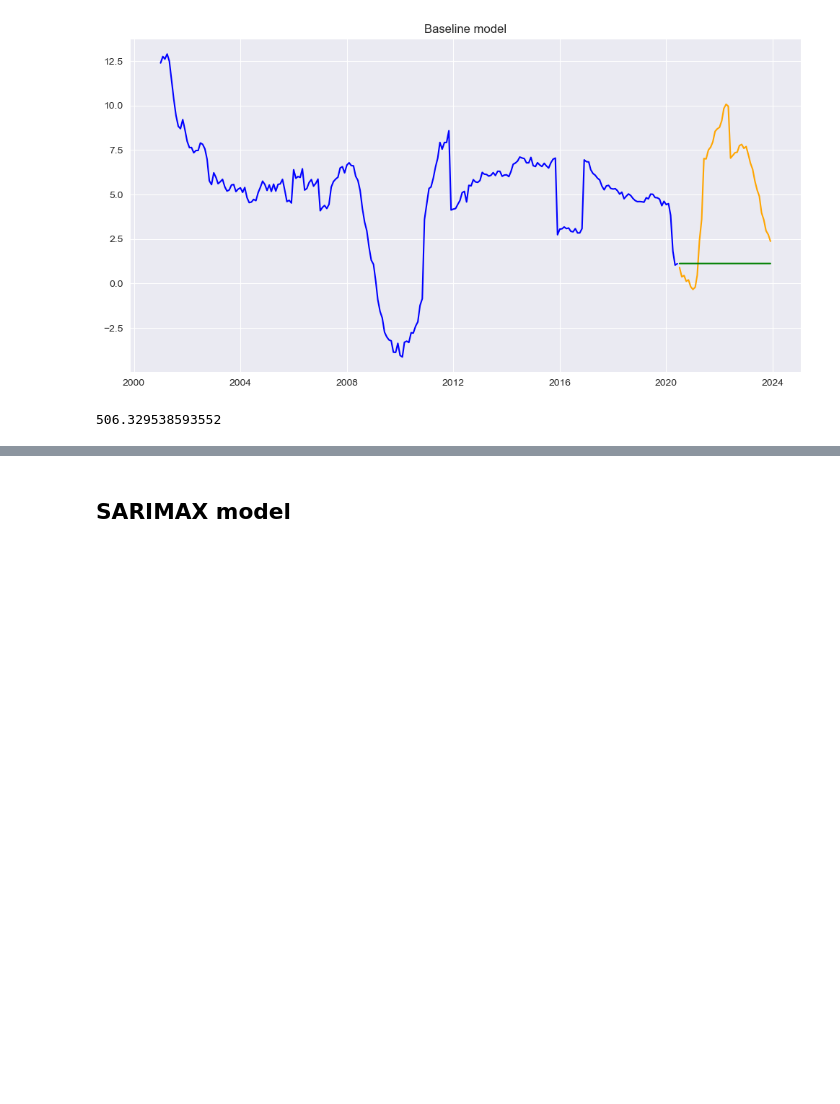
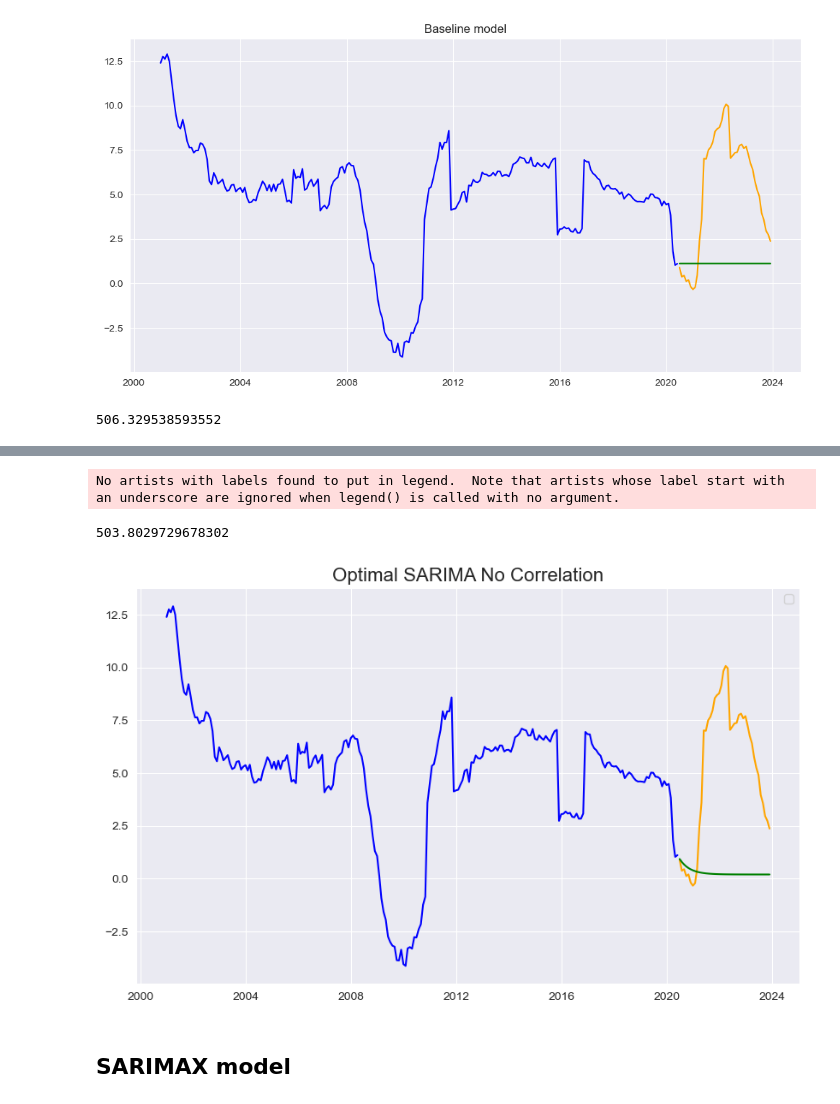
Before and after one commit to acdaniel864/time-series-credit-forecasting, a Jupyter notebook: Working_AD/modelling_ACD.ipynb, the cells around one changed output, grey strips where cells are left out. Drawn from its saved outputs; the diff is of its cells as text; code cells hidden in the pictures; blank space fills up the shorter version.

```diff
--- a/Working_AD/modelling_ACD.ipynb
+++ b/Working_AD/modelling_ACD.ipynb
@@ -191,2 +255,36 @@ print(arima_1_1_0.aic)
+# %%
+sarima = SARIMAX(endog = y_train,
+                order = (1,1,1),              # (p, d, q)
+                seasonal_order = (0,0,0,0),  # (P, D, Q, S)
+                seasonal = True,
+                shuffle = False)
+
+# Fit SARIMAX model.
+result = sarima.fit(disp=False)
+
+# Generate predictions based on test set.
+preds_noexog = result.predict(
+                    start = datetime((int(str(y_test.index[0])[0:4])),
+                                        int(str(y_test.index[0])[5:7]),
+                                        int(str(y_test.index[0])[8:10])),
+                    end = datetime((int(str(y_test.index[-1])[0:4])),
+                                    int(str(y_test.index[-1])[5:7]),
+                                    int(str(y_test.index[-1])[8:10])))
+# %%
+# Evaluate predictions.
+print(result.aic)
+
+# Plot data.
+plt.figure(figsize=(10,6))
+plt.plot(y_train, color = 'blue')
+plt.plot(y_test, color = 'orange')
+plt.plot(preds_noexog, color = 'green')
+plt.title(label = 'Optimal SARIMA No Correlation', fontsize=16)
+plt.legend()
+plt.show();
+# %% [output]
+No artists with labels found to put in legend.  Note that artists whose label start with an underscore are ignored when legend() is called with no argument.
+503.8029729678302
+[figure, added]
 # %% [markdown]
 ## SARIMAX model
```
Also changed, not shown: parts of 28 cells of this notebook, 3 other files.
